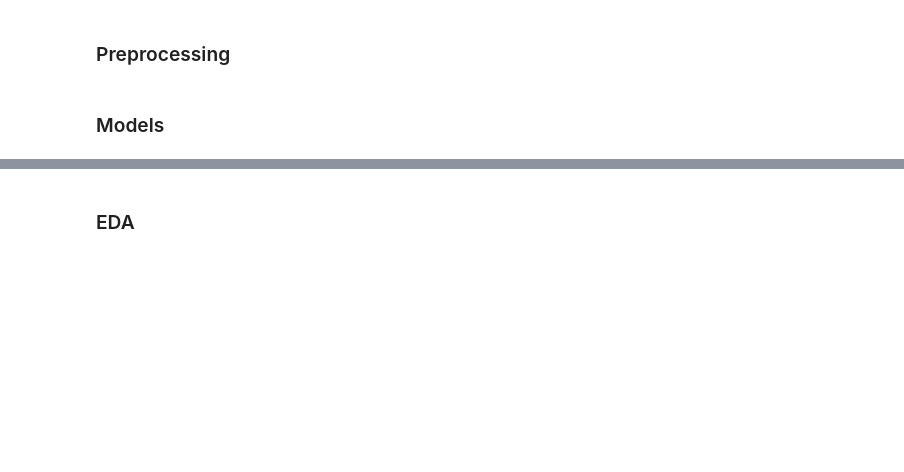
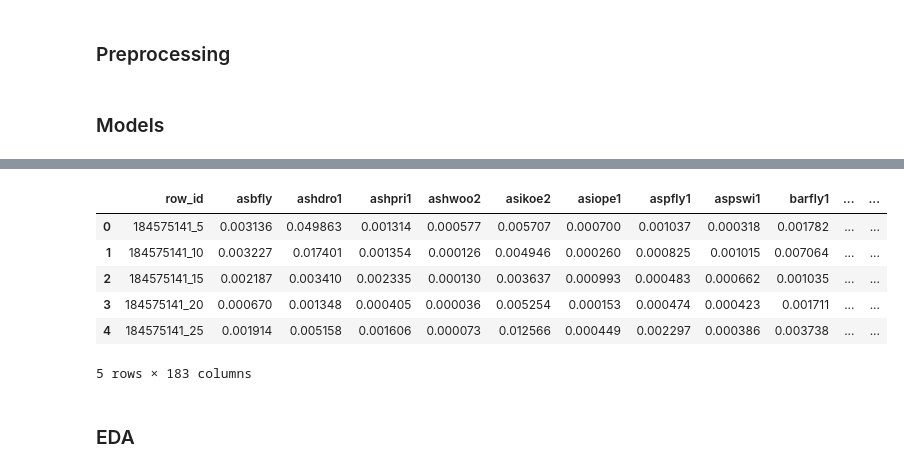
Before and after one commit to TheoViel/kaggle_birdclef2024, a Jupyter notebook: notebooks/Inference.ipynb, the cells around one changed output, grey strips where cells are left out. Saved outputs shown, nothing was run; the diff lists cells and outputs as text; code cells hidden in the pictures; blank space fills up the shorter version.

```diff
--- a/notebooks/Inference.ipynb
+++ b/notebooks/Inference.ipynb
@@ -144,10 +173,10 @@ dataset = WaveInfDataset(
 preds = predict(
     model,
     dataset,
-    config.loss_config,
+    {"activation": "sigmoid"},
     batch_size=BATCH_SIZE,
     device=DEVICE,
-    use_fp16=USE_FP16,
+    use_fp16=False,
     num_workers=NUM_WORKERS,
 )
 # %%
@@ -175,9 +204,17 @@ if EVAL:
 # %%
 if not EVAL:
     sub = pd.DataFrame((df["id"] + "_" + df["t_end"].astype(str)).values, columns=['row_id'])
     sub.loc[:, CLASSES] = preds
     sub.to_csv('../output/tmp/submission.csv', index=False)
-    sub.head()
+    display(sub.head())
+# %% [output]
+|  | row_id | asbfly | ashdro1 | ashpri1 | ashwoo2 | asikoe2 | asiope1 | aspfly1 | aspswi1 | barfly1 | ... | ... |
+| 0 | 184575141_5 | 0.003136 | 0.049863 | 0.001314 | 0.000577 | 0.005707 | 0.000700 | 0.001037 | 0.000318 | 0.001782 | ... | ... |
+| 1 | 184575141_10 | 0.003227 | 0.017401 | 0.001354 | 0.000126 | 0.004946 | 0.000260 | 0.000825 | 0.001015 | 0.007064 | ... | ... |
+| 2 | 184575141_15 | 0.002187 | 0.003410 | 0.002335 | 0.000130 | 0.003637 | 0.000993 | 0.000483 | 0.000662 | 0.001035 | ... | ... |
+| 3 | 184575141_20 | 0.000670 | 0.001348 | 0.000405 | 0.000036 | 0.005254 | 0.000153 | 0.000474 | 0.000423 | 0.001711 | ... | ... |
+| 4 | 184575141_25 | 0.001914 | 0.005158 | 0.001606 | 0.000073 | 0.012566 | 0.000449 | 0.002297 | 0.000386 | 0.003738 | ... | ... |
+5 rows × 183 columns
 # %% [markdown]
 ### EDA
 # %%
```
Also changed, not shown: parts of 9 cells of this notebook, 16 other files.
